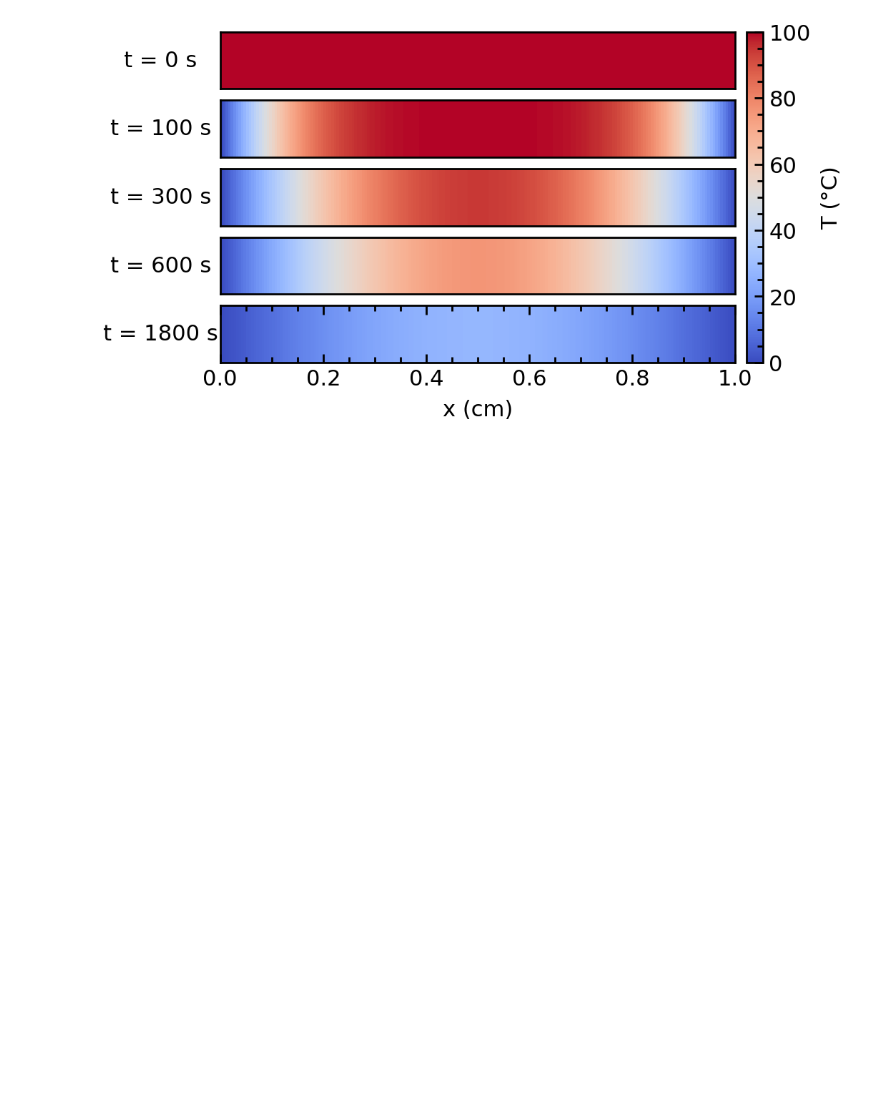
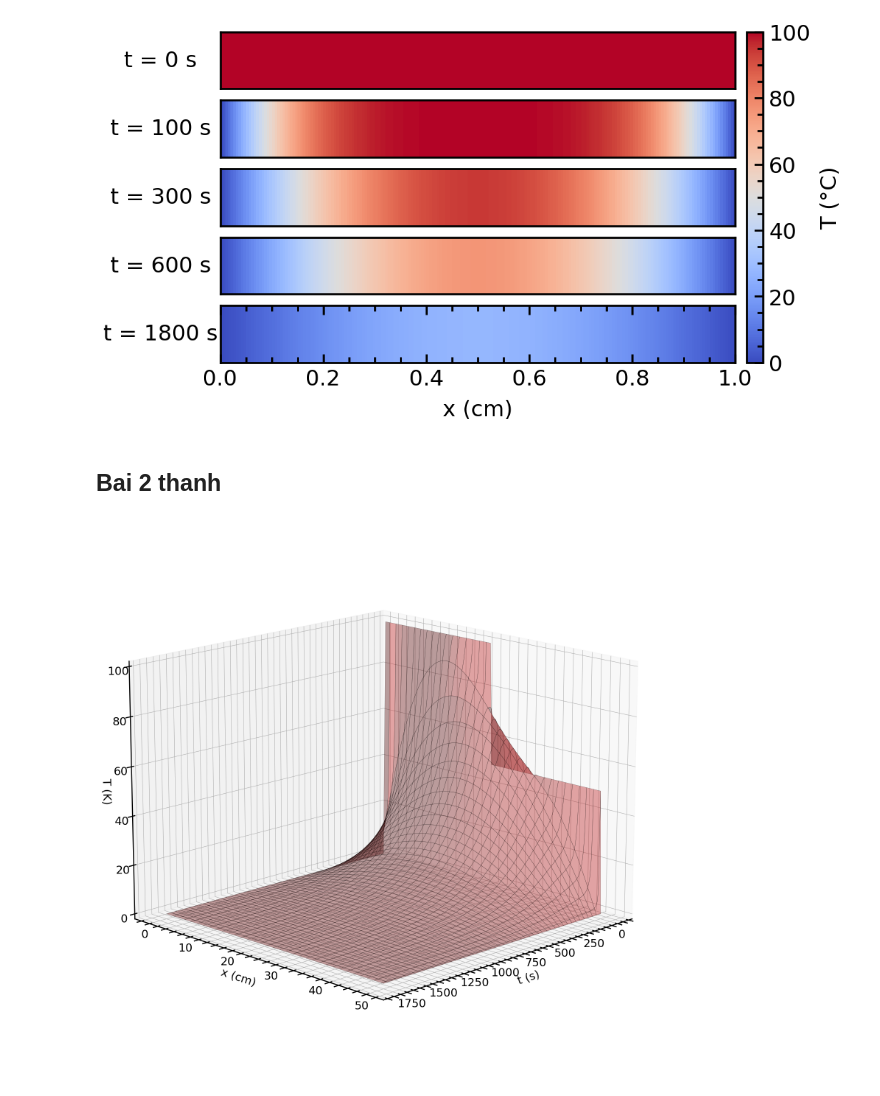
Before and after one commit to nguyentrangiabao05/Personal-Computational-Physics, a Jupyter notebook: BTVN/BTVN7/backward/BTVN7-plot.ipynb, the cells around one changed output. Cells and saved outputs as stored; diff of their text form; code cells hidden in the pictures; blank space fills up the shorter version.

Commit message:
Bo sung BTVN7

```diff
--- a/BTVN/BTVN7/backward/BTVN7-plot.ipynb
+++ b/BTVN/BTVN7/backward/BTVN7-plot.ipynb
@@ -75,3 +75,51 @@ plt.savefig("BTVN7-nhietdo-thanh.png", dpi=300, bbox_inches='tight')
 plt.show()
 # %% [output]
 [figure]
+# %% [markdown]
+## Bai 2 thanh
+# %%
+t, x, temp = np.loadtxt(
+    "truyen_nhiet_2thanh.dat",
+    comments='#',
+    usecols=(2, 3, 4),
+    unpack=True
+)
+
+# doi x sang cm
+x = 100.0 * x
+
+nt = len(np.unique(t))
+nx = len(np.unique(x))
+
+t = t.reshape((nt, nx))
+x = x.reshape((nt, nx))
+temp = temp.reshape((nt, nx))
+# %%
+# 3D surface
+fig = plt.figure(figsize=(20, 20))
+ax = fig.add_subplot(111, projection='3d')
+
+ax.set_position([0.10, 0.05, 0.75, 0.90])
+
+ax.plot_surface(
+    t, x, temp,
+    color='C1',
+    alpha=0.4,
+    edgecolor='black',
+    linewidth=0.5
+)
+
+ax.set_xlabel('t (s)', labelpad=12)
+ax.set_ylabel('x (cm)', labelpad=12)
+ax.set_zlabel('T (K)', labelpad=8)
+
+ax.tick_params(axis='x', pad=2)
+ax.tick_params(axis='y', pad=2)
+ax.tick_params(axis='z', pad=4)
+
+ax.view_init(elev=15, azim=45)
+
+plt.savefig("BTVN7-backward-2thanh-3D.png", dpi=300)
+plt.show()
+# %% [output]
+[figure, added]
```
Also changed, not shown: parts of 2 cells of this notebook, 14 other files.
